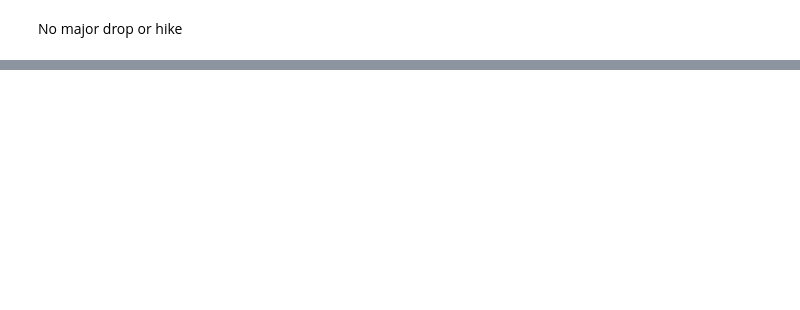
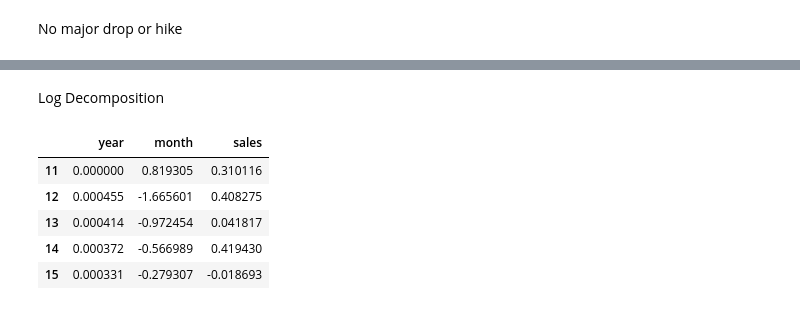
Before and after one commit to jag-shrestha/Sales-Forecast, a Jupyter notebook: Sales_Prediction_TSF.ipynb, the cells around one changed output, grey strips where cells are left out. Saved outputs shown, nothing was run; the diff lists cells and outputs as text; code cells hidden in the pictures; blank space fills up the shorter version.

Commit message:
Removed redundant code, created test

```diff
--- a/Sales_Prediction_TSF.ipynb
+++ b/Sales_Prediction_TSF.ipynb
@@ -522,0 +306,20 @@ plt.show()
+# %%
+def test_stationarity(dataframe):
+    #Rolling Mean and Rolling Std
+    plt.figure(figsize=(16,16))
+    rollMean = dataframe.rolling(12).mean()
+    rollStd = dataframe.rolling(12).std()
+    orignal = plt.plot(dataframe['sales'], color = "blue", label = "Original")
+    mean = plt.plot(rollMean['sales'], color = "red", label = "Rolling Mean")
+    std = plt.plot(rollStd['sales'], color = "green", label = "Rolling Std")
+    plt.legend(loc = 'best')
+    plt.title("Rolling Stationarity Test")
+    plt.show()
+
+    #Dicky Fuller Test
+    df_test = adfuller(dataframe['sales'], autolag='AIC')
+    df_output = pd.Series(df_test[0:4], index = ['Test Stats', 'p-value', 'Lags Used', 'No of observations'])
+    for key in df_test[4]:
+        df_output[f'Critical Value {key}'] = df_test[4][key]
+    print(df_output)
+    return rollMean
@@ -522,0 +338,4 @@ plt.show()
+# %%
+log_transform = np.log(yr_mnth_sales)
+# %%
+roll_mean_log = test_stationarity(log_transform)
@@ -522,0 +352,13 @@ plt.show()
+# %% [markdown]
+Log Decomposition
+# %%
+log_rolling_mean_diff = log_transform - roll_mean_log
+log_rolling_mean_diff.dropna(inplace = True)
+log_rolling_mean_diff.head()
+# %% [output]
+|  | year | month | sales |
+| 11 | 0.000000 | 0.819305 | 0.310116 |
+| 12 | 0.000455 | -1.665601 | 0.408275 |
+| 13 | 0.000414 | -0.972454 | 0.041817 |
+| 14 | 0.000372 | -0.566989 | 0.419430 |
+| 15 | 0.000331 | -0.279307 | -0.018693 |
```
Also changed, not shown: parts of 55 cells of this notebook.
